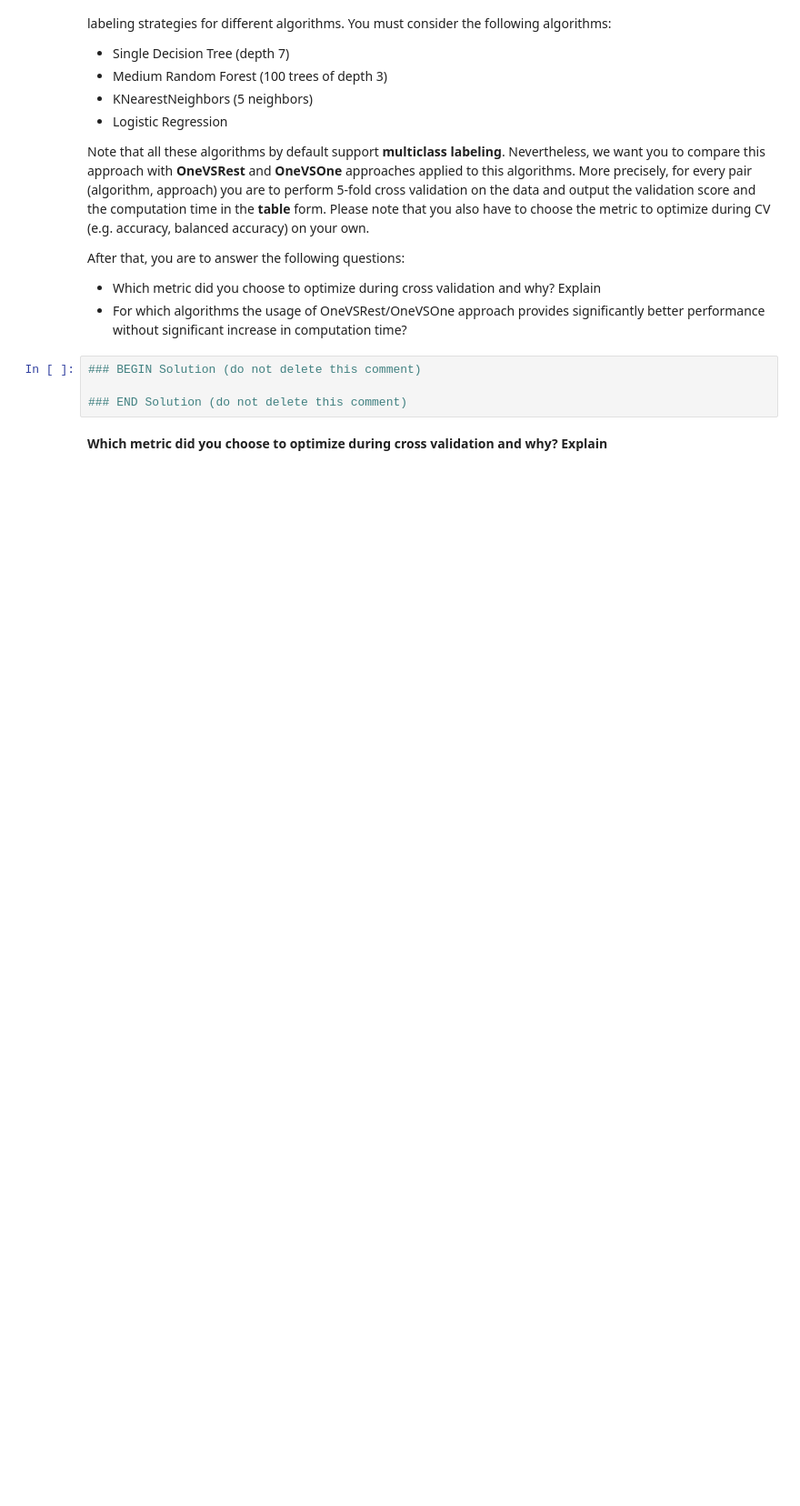
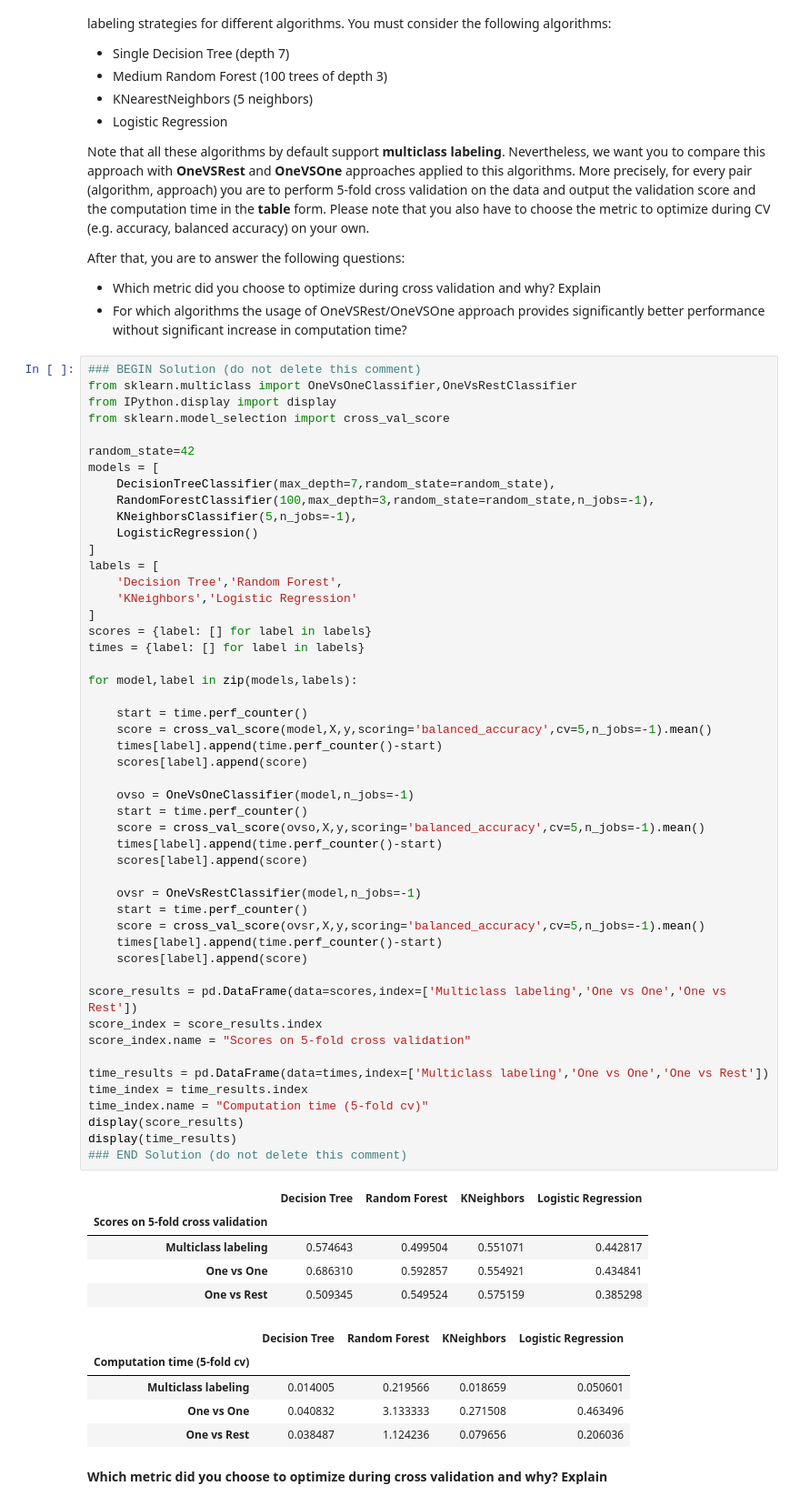
Before and after one commit to LoneWayfarer/ML_course, a Jupyter notebook: HW_1/HW_1.ipynb, the cells around one changed output. Shown at 91% size. Cells and saved outputs as stored; diff of their text form; blank space fills up the shorter version.

```diff
--- a/HW_1/HW_1.ipynb
+++ b/HW_1/HW_1.ipynb
@@ -1065,9 +1114,65 @@ Note that all these algorithms by default support **multiclass labeling**. Never
 After that, you are to answer the following questions:
 * Which metric did you choose to optimize during cross validation and why? Explain
 * For which algorithms the usage of OneVSRest/OneVSOne approach provides significantly better performance without significant increase in computation time?
-# %%
-### BEGIN Solution (do not delete this comment)
-
-### END Solution (do not delete this comment)
+# %%
+### BEGIN Solution (do not delete this comment)
+from sklearn.multiclass import OneVsOneClassifier,OneVsRestClassifier
+from IPython.display import display
+from sklearn.model_selection import cross_val_score
+
+random_state=42
+models = [
+    DecisionTreeClassifier(max_depth=7,random_state=random_state),
+    RandomForestClassifier(100,max_depth=3,random_state=random_state,n_jobs=-1),
+    KNeighborsClassifier(5,n_jobs=-1),
+    LogisticRegression()
+]
+labels = [
+    'Decision Tree','Random Forest',
+    'KNeighbors','Logistic Regression'
+]
+scores = {label: [] for label in labels}
+times = {label: [] for label in labels}
+
+for model,label in zip(models,labels):
+
+    start = time.perf_counter()
+    score = cross_val_score(model,X,y,scoring='balanced_accuracy',cv=5,n_jobs=-1).mean()
+    times[label].append(time.perf_counter()-start)
+    scores[label].append(score)
+
+    ovso = OneVsOneClassifier(model,n_jobs=-1)
+    start = time.perf_counter()
+    score = cross_val_score(ovso,X,y,scoring='balanced_accuracy',cv=5,n_jobs=-1).mean()
+    times[label].append(time.perf_counter()-start)
+    scores[label].append(score)
+
+    ovsr = OneVsRestClassifier(model,n_jobs=-1)
+    start = time.perf_counter()
+    score = cross_val_score(ovsr,X,y,scoring='balanced_accuracy',cv=5,n_jobs=-1).mean()
+    times[label].append(time.perf_counter()-start)
+    scores[label].append(score)
+
+score_results = pd.DataFrame(data=scores,index=['Multiclass labeling','One vs One','One vs Rest'])
+score_index = score_results.index
+score_index.name = "Scores on 5-fold cross validation"
+
+time_results = pd.DataFrame(data=times,index=['Multiclass labeling','One vs One','One vs Rest'])
+time_index = time_results.index
+time_index.name = "Computation time (5-fold cv)"
+display(score_results)
+display(time_results)
+### END Solution (do not delete this comment)
+# %% [output]
+|  | Decision Tree | Random Forest | KNeighbors | Logistic Regression |
+| Scores on 5-fold cross validation |  |  |  |  |
+| Multiclass labeling | 0.574643 | 0.499504 | 0.551071 | 0.442817 |
+| One vs One | 0.686310 | 0.592857 | 0.554921 | 0.434841 |
+| One vs Rest | 0.509345 | 0.549524 | 0.575159 | 0.385298 |
+|  | Decision Tree | Random Forest | KNeighbors | Logistic Regression |
+| Computation time (5-fold cv) |  |  |  |  |
+| Multiclass labeling | 0.014005 | 0.219566 | 0.018659 | 0.050601 |
+| One vs One | 0.040832 | 3.133333 | 0.271508 | 0.463496 |
+| One vs Rest | 0.038487 | 1.124236 | 0.079656 | 0.206036 |
 # %% [markdown]
 **Which metric did you choose to optimize during cross validation and why? Explain**
```
Also changed, not shown: parts of 18 cells of this notebook.
